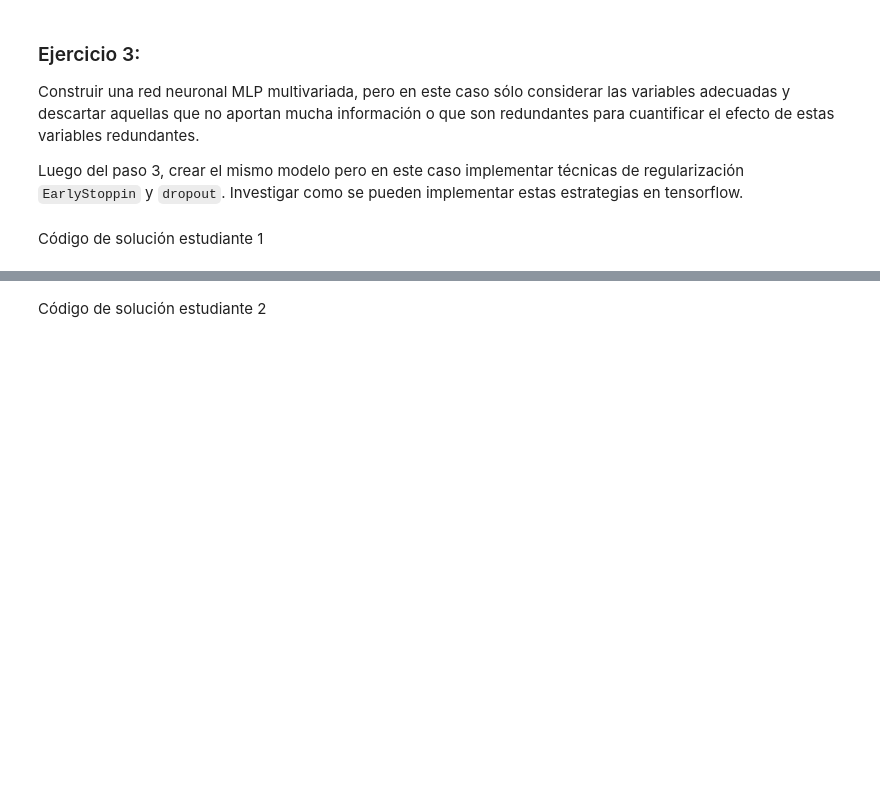
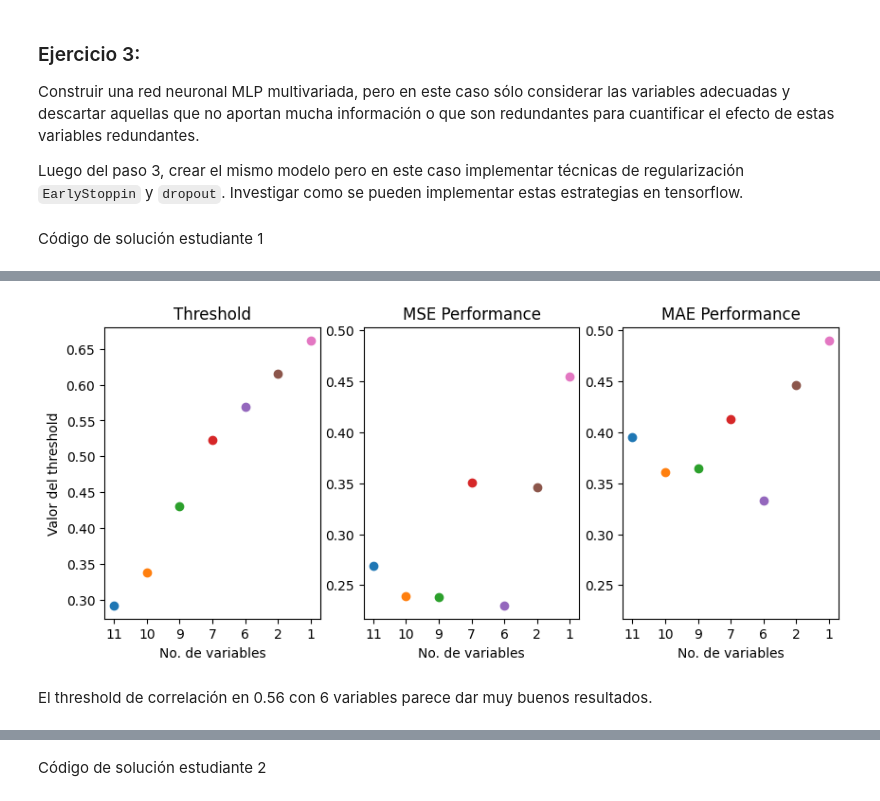
Before and after one commit to xagallegos/ProyectoConjunto_XGallegos_SDDue-as, a Jupyter notebook: Tarea4.ipynb, the cells around one changed output, grey strips where cells are left out. Drawn from its saved outputs; the diff is of its cells as text; code cells hidden in the pictures; blank space fills up the shorter version.

```diff
--- a/Tarea4.ipynb
+++ b/Tarea4.ipynb
@@ -467,0 +468,17 @@ Código de solución estudiante 1
+# %%
+def create_model(input_shape):
+    model = keras.Sequential([
+        keras.layers.Input(shape = input_shape),
+        keras.layers.Dense(64, activation='relu'),
+        keras.layers.Dense(64, activation='relu'),
+        keras.layers.Dense(1)
+    ])
+    return model
+# %%
+feature_cols = [c for c in scaled_train.columns if c!=target_col]
+
+train_m3 = scaled_train.copy()
+test_m3= scaled_test.copy()
+
+train_m3 = train_m3.dropna()
+test_m3 = test_m3.dropna()
@@ -467,0 +537,46 @@ Código de solución estudiante 1
+# %%
+fig = plt.figure(figsize=(10,4))
+ax1 = fig.add_subplot(1,3,1)
+ax2 = fig.add_subplot(1,3,2)
+ax3 = fig.add_subplot(1,3,3, sharey=ax2)
+#fig, (ax1, ax2, ax3) = plt.subplots(ncols=3, sharey=True)
+etiquetas = []
+
+for index, eval in eval_corr.items():
+
+    variables = str(len(eval['variables']))
+    etiquetas.append(variables)
+
+    # Graficar threshold
+    th_label = f"{np.round(eval['threshold'], 4)}"
+    ax1.scatter(index, eval['threshold'], label=th_label)
+
+    # Graficar performance
+    mse_label = f"{np.round(eval['mse'], 2)}"
+    ax2.scatter(index, eval['mse'], label=mse_label)
+
+    mae_label = f"{np.round(eval['mae'], 2)}"
+    ax3.scatter(index, eval['mae'], label=mae_label)
+
+ax1.set_title('Threshold')
+ax2.set_title('MSE Performance')
+ax3.set_title('MAE Performance')
+
+ax1.set_xticks(range(len(etiquetas)))
+ax1.set_xticklabels(etiquetas)
+ax1.set_xlabel('No. de variables')
+ax1.set_ylabel('Valor del threshold')
+
+ax2.set_xticks(range(len(etiquetas)))
+ax2.set_xticklabels(etiquetas)
+ax2.set_xlabel('No. de variables')
+
+ax3.set_xticks(range(len(etiquetas)))
+ax3.set_xticklabels(etiquetas)
+ax3.set_xlabel('No. de variables')
+
+plt.show()
+# %% [output]
+[figure, added]
+# %% [markdown]
+El threshold de correlación en 0.56 con 6 variables parece dar muy buenos resultados.
```
Also changed, not shown: parts of 11 cells of this notebook.
